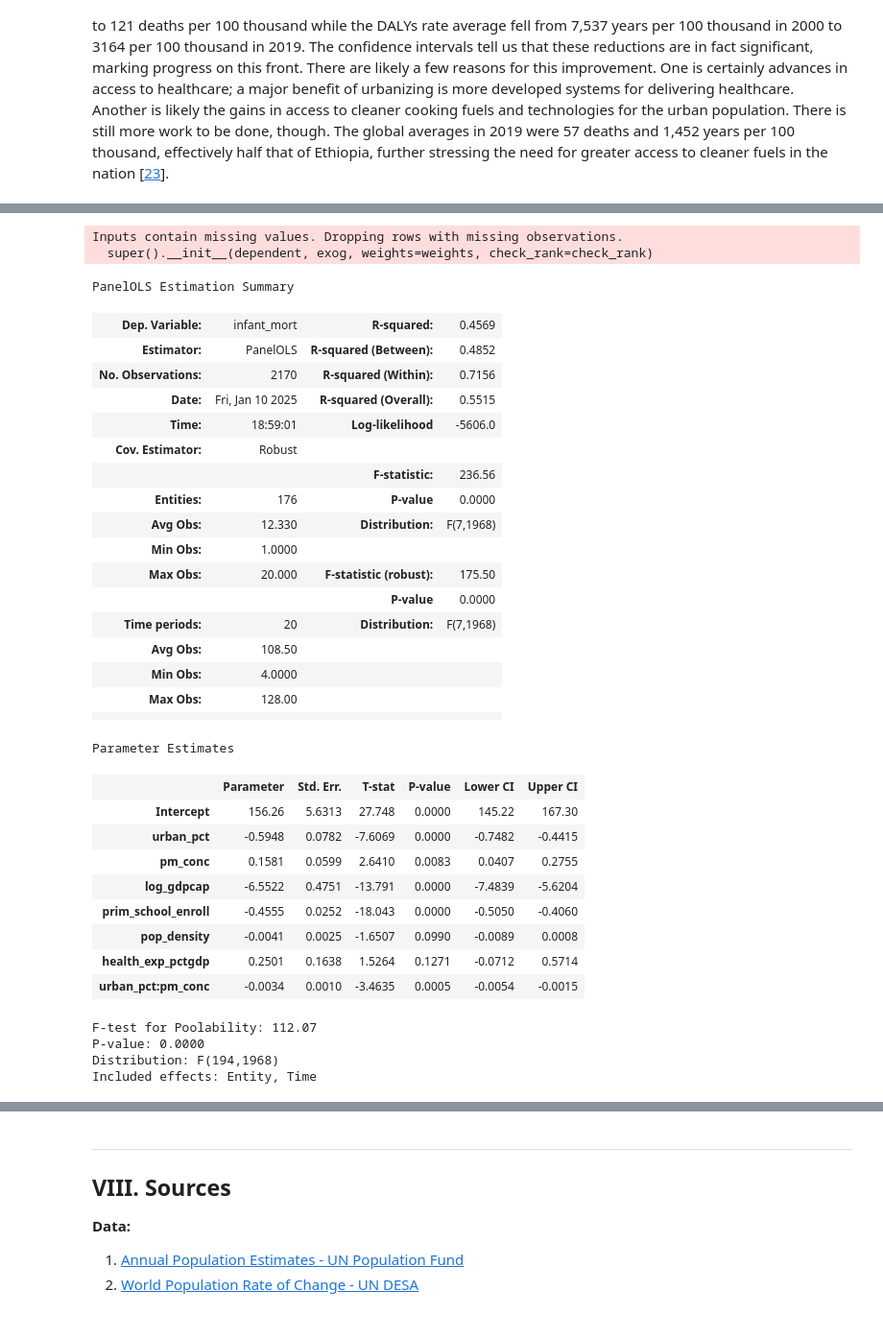
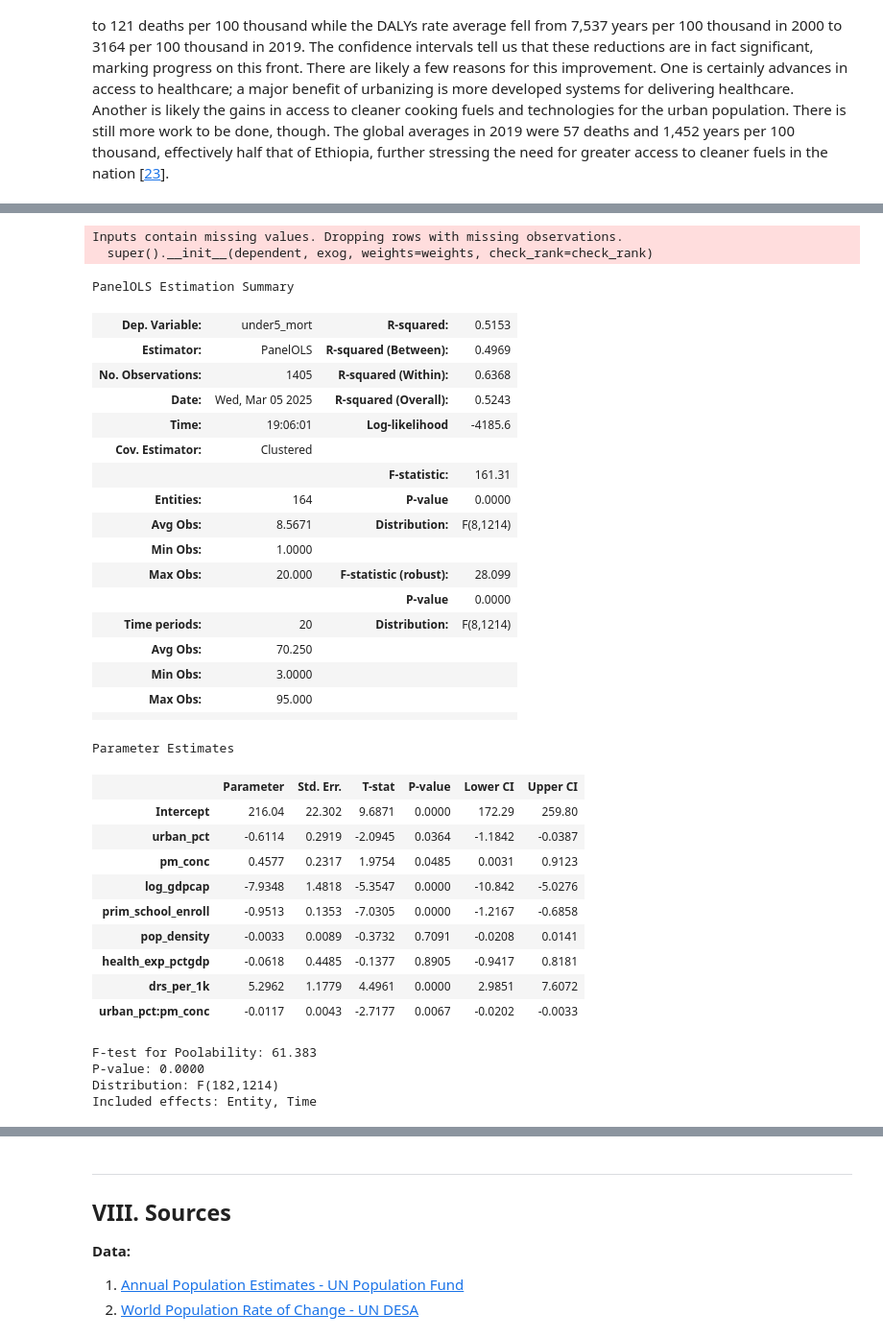
Before and after one commit to Yishak-Ali/Air-Pollution-in-Ethiopia-Report, a Jupyter notebook: Analyzing Air Pollution and Associated Burden of Disease in Ethiopia.ipynb, the cells around one changed output, grey strips where cells are left out. Shown at 96% size. Drawn from its saved outputs; the diff is of its cells as text; code cells hidden in the pictures.

```diff
--- a/Analyzing Air Pollution and Associated Burden of Disease in Ethiopia.ipynb
+++ b/Analyzing Air Pollution and Associated Burden of Disease in Ethiopia.ipynb
@@ -295,7 +302,8 @@ dfs = {'by_country_pm': by_country_pm, 'by_country_tpop': by_country_tpop,
        'by_country_gdpcap': by_country_gdpcap, 'by_country_ghgcap': by_country_ghgcap,
        'by_country_health_exp': by_country_health_exp, 'by_country_drs': by_country_drs,
        'by_country_edu': by_country_edu, 'by_country_life_exp': by_country_life_exp,
-       'by_country_inf_mort': by_country_inf_mort, 'by_country_elderly': by_country_elderly}
+       'by_country_inf_mort': by_country_inf_mort, 'by_country_elderly': by_country_elderly,
+       'by_country_under5_mort': by_country_under5_mort}
 
 for key, df in dfs.items():
     df_cleaned = df.iloc[:31, 2:].copy()
@@ -321,6 +329,7 @@ by_country_edu = dfs['by_country_edu']
 by_country_life_exp = dfs['by_country_life_exp']
 by_country_inf_mort = dfs['by_country_inf_mort']
 by_country_elderly = dfs['by_country_elderly']
+by_country_under5_mort = dfs['by_country_under5_mort']
 # %%
 # Cleaning density by country data
 by_country_pden.drop(['Country Name', 'Indicator Name', 'Indicator Code'], axis=1, inplace=True)
@@ -335,18 +344,20 @@ by_country_pol_deaths = by_country_pol_deaths[['SpatialDimValueCode', 'Period',
 by_country_pol_deaths.columns = ['code', 'year', 'by_country_mrate']
 # %%
 # Merging dfs into table for regression
-ctry_indicators = by_country_life_exp
+ctry_indicators = by_country_under5_mort
 for df in [by_country_inf_mort, by_country_urban_pct, by_country_pm, by_country_gdpcap,
            by_country_pden, by_country_edu, by_country_elderly, by_country_health_exp, by_country_drs,
-           by_country_rf, by_country_ghgcap]:
+           by_country_rf, by_country_ghgcap, by_country_life_exp]:
     ctry_indicators = ctry_indicators.merge(df, how='left', on=['code', 'year'])
 
 ctry_indicators = ctry_indicators[['year', 'code', 'by_country_pden', 'by_country_urban_pct','by_country_gdpcap',
                                    'by_country_pm', 'by_country_health_exp','by_country_edu', 'by_country_life_exp',
                                    'by_country_inf_mort', 'by_country_elderly', 'by_country_drs', 'by_country_rf',
-                                   'by_country_ghgcap']]
+                                   'by_country_ghgcap', 'by_country_under5_mort']]
 ctry_indicators.columns = ['year', 'code', 'pop_density', 'urban_pct', 'gdp_per_cap', 'pm_conc', 'health_exp_pctgdp',
-                           'prim_school_enroll', 'life_exp', 'infant_mort', 'pct_over_65', 'drs_per_1k', 'rf_access', 'ghg_per_cap']
+                           'prim_school_enroll', 'life_exp', 'infant_mort', 'pct_over_65', 'drs_per_1k', 'rf_access', 'ghg_per_cap',
+                           'under5_mort']
+ctry_indicators['log_gdpcap'] = np.log(ctry_indicators['gdp_per_cap']) # transforming to avoid skew later
 # %% [markdown]
 ___
 ## IV. Cleaning Outputs
@@ -1540,48 +1566,48 @@ ctry_indicators.describe()
 # %%
-ctry_indicators['log_gdpcap'] = np.log(ctry_indicators['gdp_per_cap']) # transforming to avoid skew
 reg_data = ctry_indicators.set_index(['code', 'year'])
 
 # Fixed effects model with entity & time effects
 model = PanelOLS.from_formula(
-    ''' infant_mort ~ 1 + urban_pct*pm_conc + log_gdpcap + prim_school_enroll
-    + pop_density + health_exp_pctgdp + EntityEffects + TimeEffects
+    ''' under5_mort ~ 1 + urban_pct*pm_conc + log_gdpcap + prim_school_enroll
+    + pop_density + health_exp_pctgdp  + drs_per_1k  + EntityEffects + TimeEffects
     ''',
     data=reg_data
 )
-results = model.fit(cov_type='robust') # residual vs fitted suggests heteroskedasticity (see below); using robust se
+results = model.fit(cov_type='clustered', cluster_entity=True) # cluster robust SE at the entity lvl
 results.summary
 # %% [output]
 Inputs contain missing values. Dropping rows with missing observations.
   super().__init__(dependent, exog, weights=weights, check_rank=check_rank)
 PanelOLS Estimation Summary
-| Dep. Variable: | infant_mort | R-squared: | 0.4569 |
-| Estimator: | PanelOLS | R-squared (Between): | 0.4852 |
-| No. Observations: | 2170 | R-squared (Within): | 0.7156 |
-| Date: | Fri, Jan 10 2025 | R-squared (Overall): | 0.5515 |
-| Time: | 18:59:01 | Log-likelihood | -5606.0 |
-| Cov. Estimator: | Robust |  |  |
-|  |  | F-statistic: | 236.56 |
-| Entities: | 176 | P-value | 0.0000 |
-| Avg Obs: | 12.330 | Distribution: | F(7,1968) |
+| Dep. Variable: | under5_mort | R-squared: | 0.5153 |
+| Estimator: | PanelOLS | R-squared (Between): | 0.4969 |
+| No. Observations: | 1405 | R-squared (Within): | 0.6368 |
+| Date: | Wed, Mar 05 2025 | R-squared (Overall): | 0.5243 |
+| Time: | 19:06:01 | Log-likelihood | -4185.6 |
+| Cov. Estimator: | Clustered |  |  |
+|  |  | F-statistic: | 161.31 |
+| Entities: | 164 | P-value | 0.0000 |
+| Avg Obs: | 8.5671 | Distribution: | F(8,1214) |
 | Min Obs: | 1.0000 |  |  |
-| Max Obs: | 20.000 | F-statistic (robust): | 175.50 |
+| Max Obs: | 20.000 | F-statistic (robust): | 28.099 |
 |  |  | P-value | 0.0000 |
-| Time periods: | 20 | Distribution: | F(7,1968) |
-| Avg Obs: | 108.50 |  |  |
-| Min Obs: | 4.0000 |  |  |
-| Max Obs: | 128.00 |  |  |
+| Time periods: | 20 | Distribution: | F(8,1214) |
+| Avg Obs: | 70.250 |  |  |
+| Min Obs: | 3.0000 |  |  |
+| Max Obs: | 95.000 |  |  |
 |  |  |  |  |
 Parameter Estimates
 |  | Parameter | Std. Err. | T-stat | P-value | Lower CI | Upper CI |
-| Intercept | 156.26 | 5.6313 | 27.748 | 0.0000 | 145.22 | 167.30 |
-| urban_pct | -0.5948 | 0.0782 | -7.6069 | 0.0000 | -0.7482 | -0.4415 |
-| pm_conc | 0.1581 | 0.0599 | 2.6410 | 0.0083 | 0.0407 | 0.2755 |
-| log_gdpcap | -6.5522 | 0.4751 | -13.791 | 0.0000 | -7.4839 | -5.6204 |
-| prim_school_enroll | -0.4555 | 0.0252 | -18.043 | 0.0000 | -0.5050 | -0.4060 |
-| pop_density | -0.0041 | 0.0025 | -1.6507 | 0.0990 | -0.0089 | 0.0008 |
-| health_exp_pctgdp | 0.2501 | 0.1638 | 1.5264 | 0.1271 | -0.0712 | 0.5714 |
-| urban_pct:pm_conc | -0.0034 | 0.0010 | -3.4635 | 0.0005 | -0.0054 | -0.0015 |
+| Intercept | 216.04 | 22.302 | 9.6871 | 0.0000 | 172.29 | 259.80 |
+| urban_pct | -0.6114 | 0.2919 | -2.0945 | 0.0364 | -1.1842 | -0.0387 |
+| pm_conc | 0.4577 | 0.2317 | 1.9754 | 0.0485 | 0.0031 | 0.9123 |
+| log_gdpcap | -7.9348 | 1.4818 | -5.3547 | 0.0000 | -10.842 | -5.0276 |
+| prim_school_enroll | -0.9513 | 0.1353 | -7.0305 | 0.0000 | -1.2167 | -0.6858 |
+| pop_density | -0.0033 | 0.0089 | -0.3732 | 0.7091 | -0.0208 | 0.0141 |
+| health_exp_pctgdp | -0.0618 | 0.4485 | -0.1377 | 0.8905 | -0.9417 | 0.8181 |
+| drs_per_1k | 5.2962 | 1.1779 | 4.4961 | 0.0000 | 2.9851 | 7.6072 |
+| urban_pct:pm_conc | -0.0117 | 0.0043 | -2.7177 | 0.0067 | -0.0202 | -0.0033 |
-F-test for Poolability: 112.07
+F-test for Poolability: 61.383
 P-value: 0.0000
-Distribution: F(194,1968)
+Distribution: F(182,1214)
 Included effects: Entity, Time
```
Also changed, not shown: parts of 17 cells of this notebook, 1 other file.
